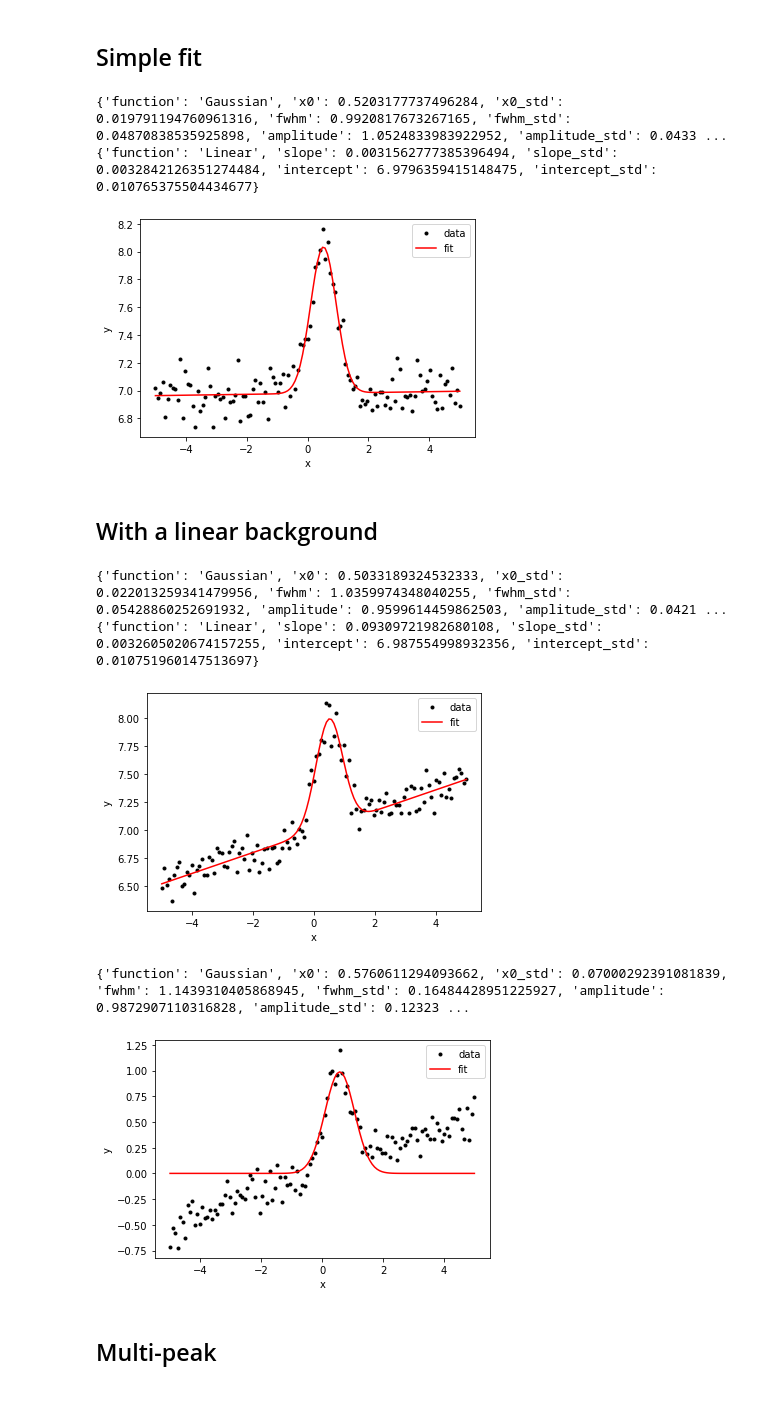
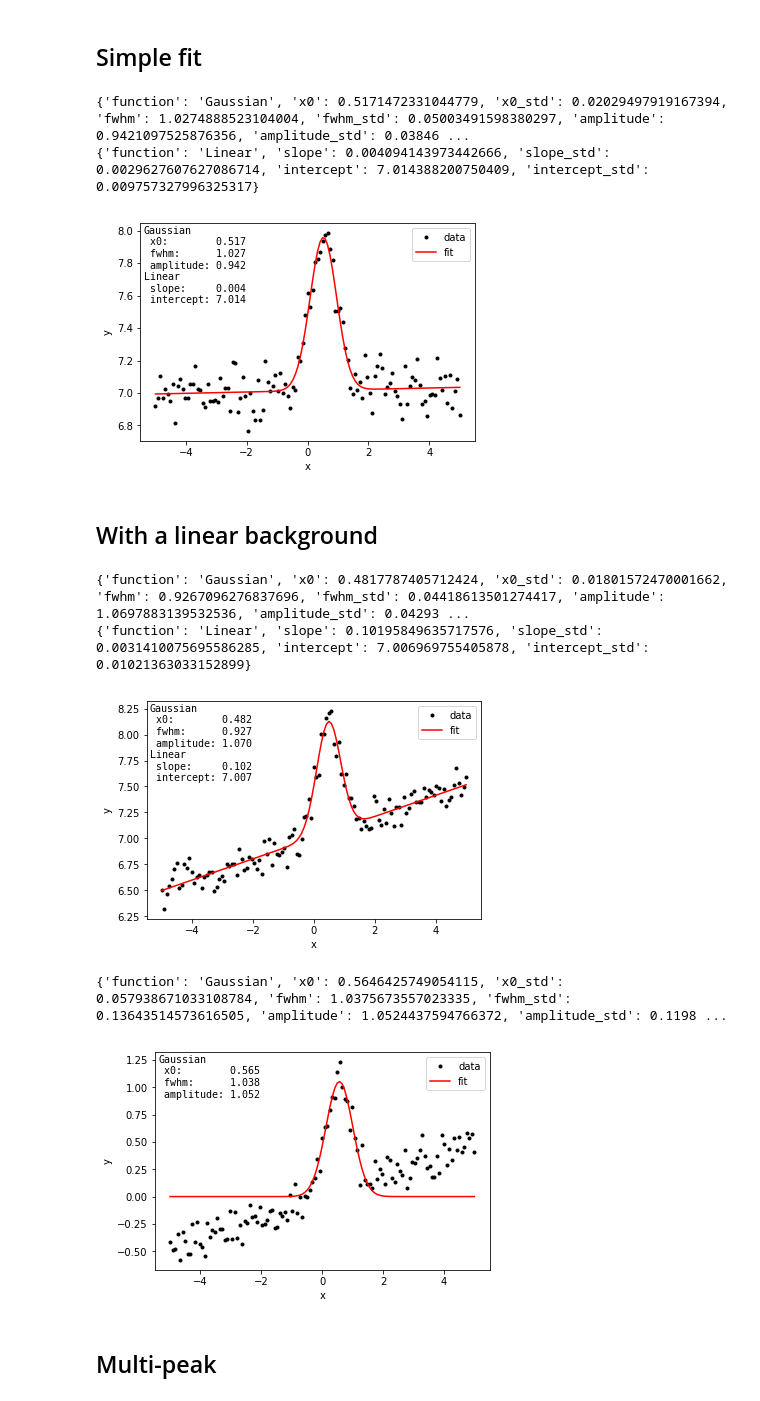
Before and after one commit to xdze2/peakfit, a Jupyter notebook: test_peakfit.ipynb, the cells around one changed output. Saved outputs shown, nothing was run; the diff lists cells and outputs as text; code cells hidden in the pictures.

```diff
--- a/test_peakfit.ipynb
+++ b/test_peakfit.ipynb
@@ -44,13 +44,11 @@ for r in results:
     print(r)
 
 # Graph
-plt.plot(x, y, '.k', label='data');
-plt.plot(x, fit(x), 'r-', label='fit');
-plt.xlabel('x'); plt.ylabel('y'); plt.legend();
+plot_results(x, y, results, fit);
 # %% [output]
-{'function': 'Gaussian', 'x0': 0.5203177737496284, 'x0_std': 0.019791194760961316, 'fwhm': 0.9920817673267165, 'fwhm_std': 0.04870838535925898, 'amplitude': 1.0524833983922952, 'amplitude_std': 0.0433 ...
-{'function': 'Linear', 'slope': 0.0031562777385396494, 'slope_std': 0.0032842126351274484, 'intercept': 6.9796359415148475, 'intercept_std': 0.010765375504434677}
+{'function': 'Gaussian', 'x0': 0.5171472331044779, 'x0_std': 0.02029497919167394, 'fwhm': 1.0274888523104004, 'fwhm_std': 0.05003491598380297, 'amplitude': 0.9421097525876356, 'amplitude_std': 0.03846 ...
+{'function': 'Linear', 'slope': 0.004094143973442666, 'slope_std': 0.0029627607627086714, 'intercept': 7.014388200750409, 'intercept_std': 0.009757327996325317}
-[figure, old version]
+[figure, new version]
 # %% [markdown]
 ## With a linear background
 # %%
@@ -66,32 +64,28 @@ for r in results:
     print(r)
 
 # Graph
-plt.plot(x, y, '.k', label='data');
-plt.plot(x, fit(x), 'r-', label='fit');
-plt.xlabel('x'); plt.ylabel('y'); plt.legend();
+plot_results(x, y, results, fit);
 # %% [output]
-{'function': 'Gaussian', 'x0': 0.5033189324532333, 'x0_std': 0.022013259341479956, 'fwhm': 1.0359974348040255, 'fwhm_std': 0.05428860252691932, 'amplitude': 0.9599614459862503, 'amplitude_std': 0.0421 ...
-{'function': 'Linear', 'slope': 0.09309721982680108, 'slope_std': 0.0032605020674157255, 'intercept': 6.987554998932356, 'intercept_std': 0.010751960147513697}
+{'function': 'Gaussian', 'x0': 0.4817787405712424, 'x0_std': 0.01801572470001662, 'fwhm': 0.9267096276837696, 'fwhm_std': 0.04418613501274417, 'amplitude': 1.0697883139532536, 'amplitude_std': 0.04293 ...
+{'function': 'Linear', 'slope': 0.10195849635717576, 'slope_std': 0.0031410075695586285, 'intercept': 7.006969755405878, 'intercept_std': 0.01021363033152899}
-[figure, old version]
+[figure, new version]
 # %%
 # Generate data
 x = np.linspace(-5, 5, 123)
 y = 0.1*x + 0.1*np.random.randn(*x.shape)
 y += Gauss()(x, 0.5, 1, 1)
 
 # Fit without the linear background:
 results, fit = peakfit(x, y, Gauss(0.6, 1, 1), background=None)
 
 for r in results:
     print(r)
 
 # Graph
-plt.plot(x, y, '.k', label='data');
-plt.plot(x, fit(x), 'r-', label='fit');
-plt.xlabel('x'); plt.ylabel('y'); plt.legend();
+plot_results(x, y, results, fit);
 # %% [output]
-{'function': 'Gaussian', 'x0': 0.5760611294093662, 'x0_std': 0.07000292391081839, 'fwhm': 1.1439310405868945, 'fwhm_std': 0.16484428951225927, 'amplitude': 0.9872907110316828, 'amplitude_std': 0.12323 ...
+{'function': 'Gaussian', 'x0': 0.5646425749054115, 'x0_std': 0.057938671033108784, 'fwhm': 1.0375673557023335, 'fwhm_std': 0.13643514573616505, 'amplitude': 1.0524437594766372, 'amplitude_std': 0.1198 ...
-[figure, old version]
+[figure, new version]
 # %% [markdown]
 ## Multi-peak
 # %%
```
Also changed, not shown: parts of 3 cells of this notebook, 2 other files.
